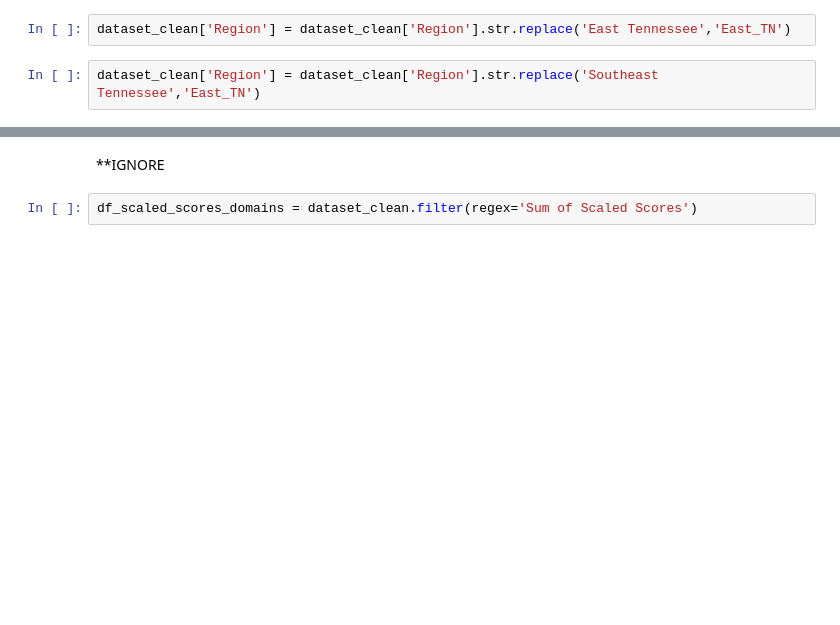
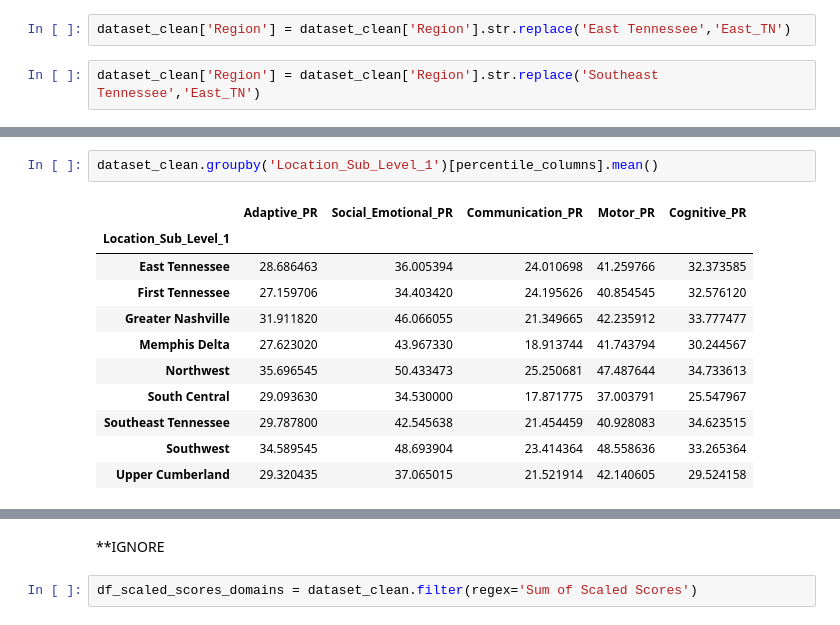
Before and after one commit to NSS-Data-Analytics-Cohort-10/teis-concat-dog, a Jupyter notebook: notebooks/TEIS-AH.ipynb, the cells around one changed output, grey strips where cells are left out. Drawn from its saved outputs; the diff is of its cells as text; blank space fills up the shorter version.

Commit message:
location analysis

```diff
--- a/notebooks/TEIS-AH.ipynb
+++ b/notebooks/TEIS-AH.ipynb
@@ -260,0 +326,14 @@ dataset_clean.groupby('Region')[['Adaptive_Sum_of_Scaled_Scores','Social_Emotion
+# %%
+dataset_clean.groupby('Location_Sub_Level_1')[percentile_columns].mean()
+# %% [output]
+|  | Adaptive_PR | Social_Emotional_PR | Communication_PR | Motor_PR | Cognitive_PR |
+| Location_Sub_Level_1 |  |  |  |  |  |
+| East Tennessee | 28.686463 | 36.005394 | 24.010698 | 41.259766 | 32.373585 |
+| First Tennessee | 27.159706 | 34.403420 | 24.195626 | 40.854545 | 32.576120 |
+| Greater Nashville | 31.911820 | 46.066055 | 21.349665 | 42.235912 | 33.777477 |
+| Memphis Delta | 27.623020 | 43.967330 | 18.913744 | 41.743794 | 30.244567 |
+| Northwest | 35.696545 | 50.433473 | 25.250681 | 47.487644 | 34.733613 |
+| South Central | 29.093630 | 34.530000 | 17.871775 | 37.003791 | 25.547967 |
+| Southeast Tennessee | 29.787800 | 42.545638 | 21.454459 | 40.928083 | 34.623515 |
+| Southwest | 34.589545 | 48.693904 | 23.414364 | 48.558636 | 33.265364 |
+| Upper Cumberland | 29.320435 | 37.065015 | 21.521914 | 42.140605 | 29.524158 |
```
Also changed, not shown: parts of 23 cells of this notebook.
